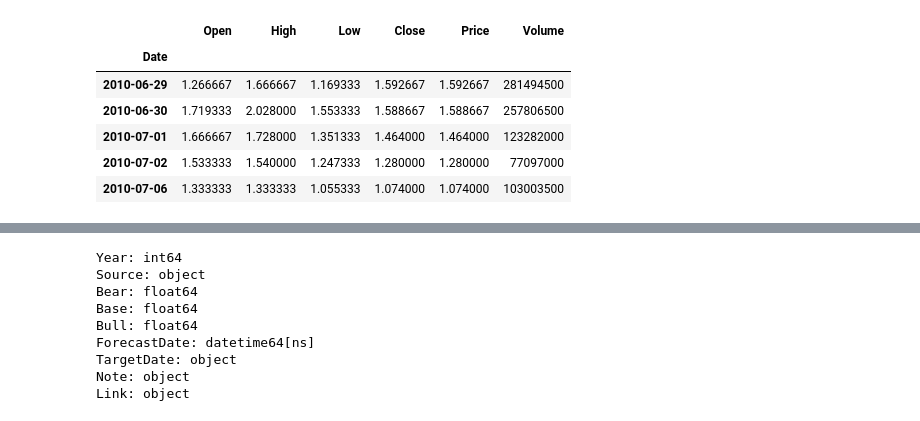
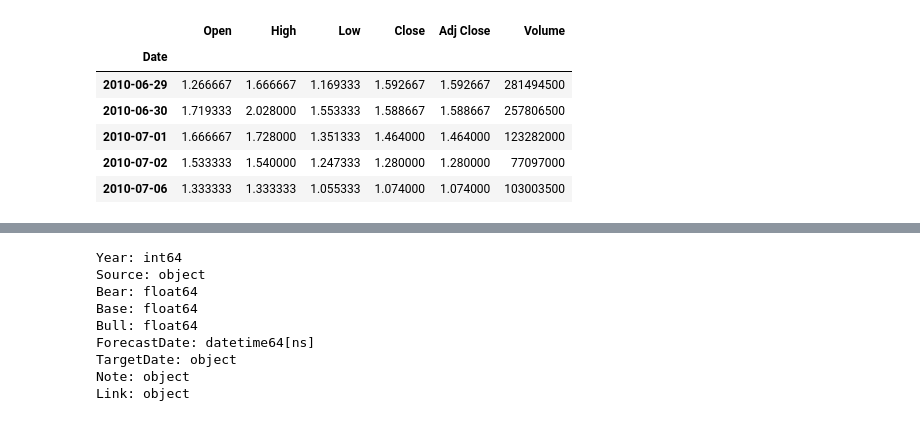
Before and after one commit to mikejonestechno/investment-analytics, a Jupyter notebook: notebooks/tsla-prices.ipynb, the cells around one changed output, grey strips where cells are left out. Saved outputs shown, nothing was run; the diff lists cells and outputs as text; code cells hidden in the pictures.

```diff
--- a/notebooks/tsla-prices.ipynb
+++ b/notebooks/tsla-prices.ipynb
@@ -19,12 +22,10 @@ Downloading file
 # %%
-df.rename(columns={'Price': 'Pre-split Price'}, inplace=True)
-df.rename(columns={'Adj Close': 'Price'}, inplace=True)
+""" Data Transformation """
 df['Date'] = pd.to_datetime(df['Date'])
 df.set_index('Date', inplace=True)
-df.sort_values(by='Date', ascending=True, inplace=True)
 df.head()
 # %% [output]
-|  | Open | High | Low | Close | Price | Volume |
+|  | Open | High | Low | Close | Adj Close | Volume |
 | Date |  |  |  |  |  |  |
 | 2010-06-29 | 1.266667 | 1.666667 | 1.169333 | 1.592667 | 1.592667 | 281494500 |
 | 2010-06-30 | 1.719333 | 2.028000 | 1.553333 | 1.588667 | 1.588667 | 257806500 |
```
Also changed, not shown: parts of 6 cells of this notebook, 7 other files.
